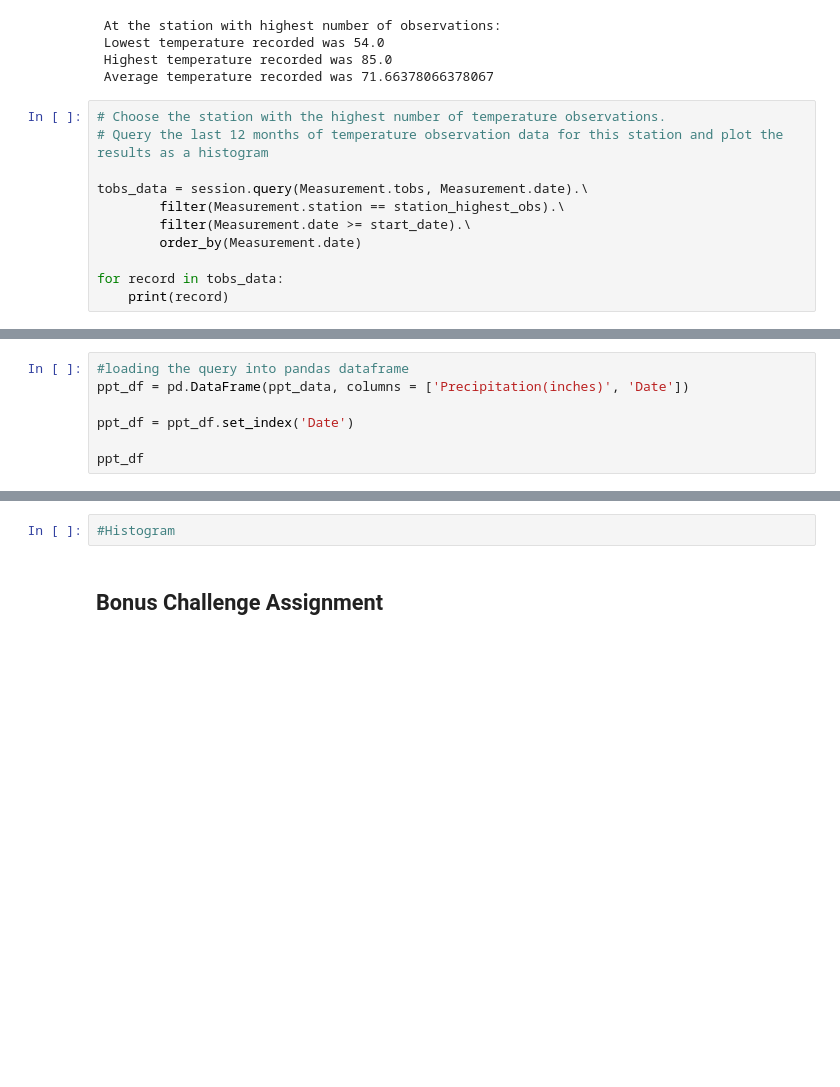
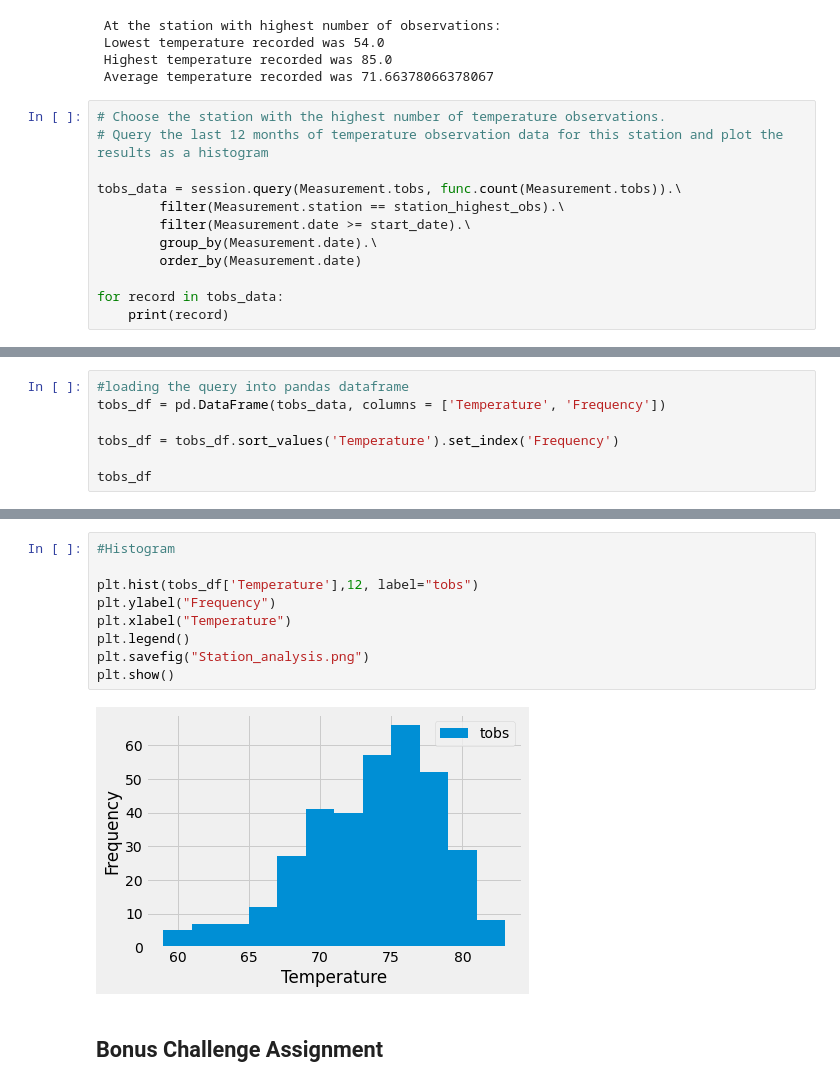
Before and after one commit to Shrutihindocha/sqlalchemy-challenge, a Jupyter notebook: climate_starter.ipynb, the cells around one changed output, grey strips where cells are left out. Drawn from its saved outputs; the diff is of its cells as text; blank space fills up the shorter version.

```diff
--- a/climate_starter.ipynb
+++ b/climate_starter.ipynb
@@ -232,9 +232,10 @@ print(f' At the station with highest number of observations: \
 # Choose the station with the highest number of temperature observations.
 # Query the last 12 months of temperature observation data for this station and plot the results as a histogram
 
-tobs_data = session.query(Measurement.tobs, Measurement.date).\
+tobs_data = session.query(Measurement.tobs, func.count(Measurement.tobs)).\
         filter(Measurement.station == station_highest_obs).\
         filter(Measurement.date >= start_date).\
+        group_by(Measurement.date).\
         order_by(Measurement.date)
 
 for record in tobs_data:
@@ -260,7 +261,7 @@ for record in tobs_data:
 # %%
 #loading the query into pandas dataframe
-ppt_df = pd.DataFrame(ppt_data, columns = ['Precipitation(inches)', 'Date'])
+tobs_df = pd.DataFrame(tobs_data, columns = ['Temperature', 'Frequency'])
 
-ppt_df = ppt_df.set_index('Date')
+tobs_df = tobs_df.sort_values('Temperature').set_index('Frequency')
 
-ppt_df
+tobs_df
@@ -267,5 +283,14 @@ ppt_df
-# %%
-#Histogram
+# %%
+#Histogram
+
+plt.hist(tobs_df['Temperature'],12, label="tobs")
+plt.ylabel("Frequency")
+plt.xlabel("Temperature")
+plt.legend()
+plt.savefig("Station_analysis.png")
+plt.show()
+# %% [output]
+[figure, added]
 # %% [markdown]
 ## Bonus Challenge Assignment
 # %%
```
Also changed, not shown: parts of 2 cells of this notebook, 3 other files.
